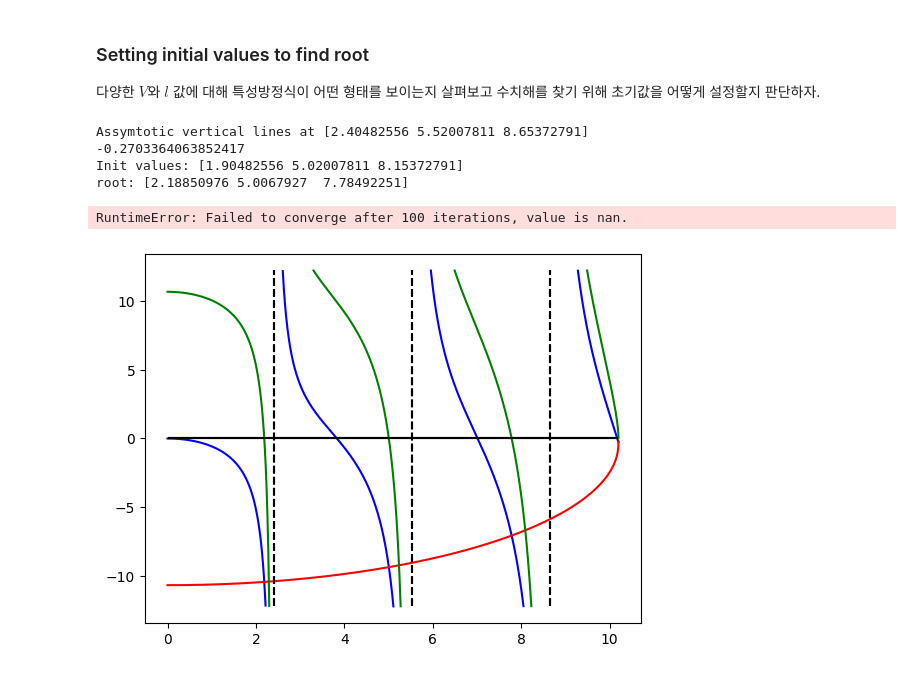
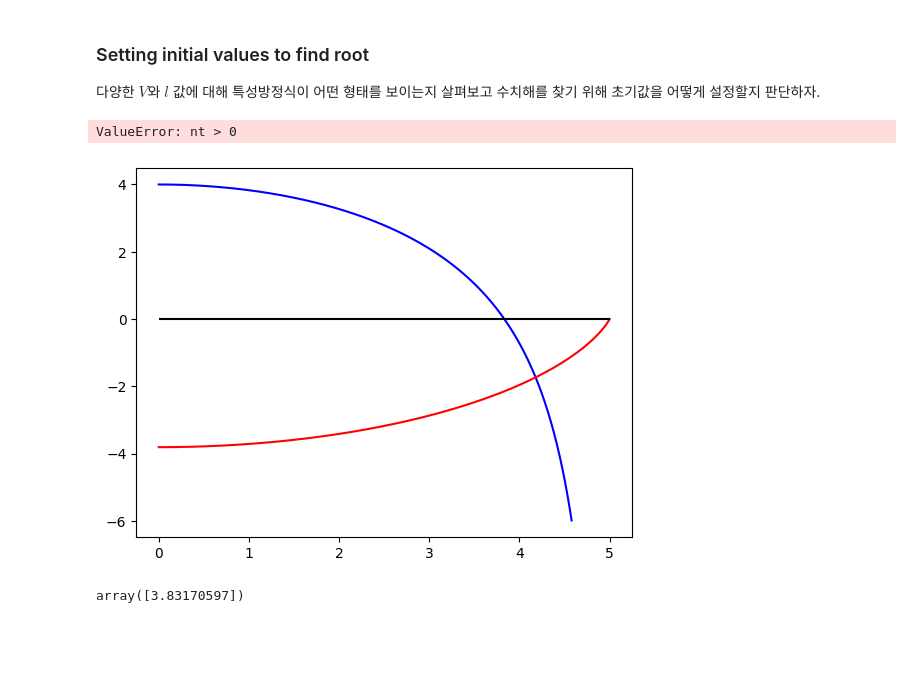
Before and after one commit to jkkow/fmdtool, a Jupyter notebook: draft/solving_eigenvalue_eq.ipynb, the cells around one changed output. Cells and saved outputs as stored; diff of their text form; code cells hidden in the pictures; blank space fills up the shorter version.

```diff
--- a/draft/solving_eigenvalue_eq.ipynb
+++ b/draft/solving_eigenvalue_eq.ipynb
@@ -40,13 +40,13 @@ $J_{l}(u) = 0$이 되는 모든 u 값의 리스트를 알면 좋다.
 다음과 같이 `find_max_num_jn_zeros(l, V)`를 정의해 V 보다 작은 최대 u 값이 몇번째 0를 만드는지 알아낸 후,
 이 값을 `scipy.special`의 함수 `jn_zeros()`에 넣어 $J_{l}(u) = 0$를 만드는 u 값의 시퀀스를 얻을 수 있다.
 # %%
-V = 7
+V = 9
 l = 0
 def find_max_num_jn_zeors(l, V):
     start = 1
     while jn_zeros(l, start)[-1] < V:
         start += 1
-        max_num = start
+    max_num = start
     return max_num - 1
 
 max_num = find_max_num_jn_zeors(l, V)
@@ -131,31 +131,36 @@ plot_eigen_eq2(V=10.3, l=0)
 
 다양한 $V$와 $l$ 값에 대해 특성방정식이 어떤 형태를 보이는지 살펴보고 수치해를 찾기 위해 초기값을 어떻게 설정할지 판단하자.
 # %%
-V = 10.2
-l = 0
+V = 5
+l = 2
 
 # plot to analyze
 plot_left_right_eq(V,l)
 plot_eigen_eq(V, l)
 
 max_num = find_max_num_jn_zeors(l, V)
 aymtotic_vertical_lines = jn_zeros(l, max_num)
 print(f"Assymtotic vertical lines at {aymtotic_vertical_lines}")
 
-left_eq_of_right_end = eigeq_left(V,l)(V)
-print(left_eq_of_right_end)
+
 # set initial values to find root of eigen-value eq.
 init_values = aymtotic_vertical_lines - 0.5
 print(f"Init values: {init_values}")
 roots = fsolve(eigeq_LP_lm(V,l), init_values)
 print(f"root: {roots}")
 
-root_by_newton = newton(eigeq2_LP_lm(V,l), x0=V-0.002, maxiter=100, disp=True)
-print(root_by_newton)
+left_eq_of_right_end = eigeq_left(V,l)(V)
+print(left_eq_of_right_end)
+
+if left_eq_of_right_end < 0:
+    add_init = V - 0.00001
+    root = fsolve(eigeq_LP_lm(V, l), add_init)
+    print(f"additional init point at {add_init}")
+    print(f"additional root at {root}")
 # %% [output]
-Assymtotic vertical lines at [2.40482556 5.52007811 8.65372791]
--0.2703364063852417
-Init values: [1.90482556 5.02007811 8.15372791]
-root: [2.18850976 5.0067927  7.78492251]
+ValueError: nt > 0
-RuntimeError: Failed to converge after 100 iterations, value is nan.
-[figure, old version]
+[figure, new version]
+# %%
+jn_zeros(1,1)
+# %% [output]
+array([3.83170597])
```
Also changed, not shown: parts of 2 cells of this notebook, 2 other files.
